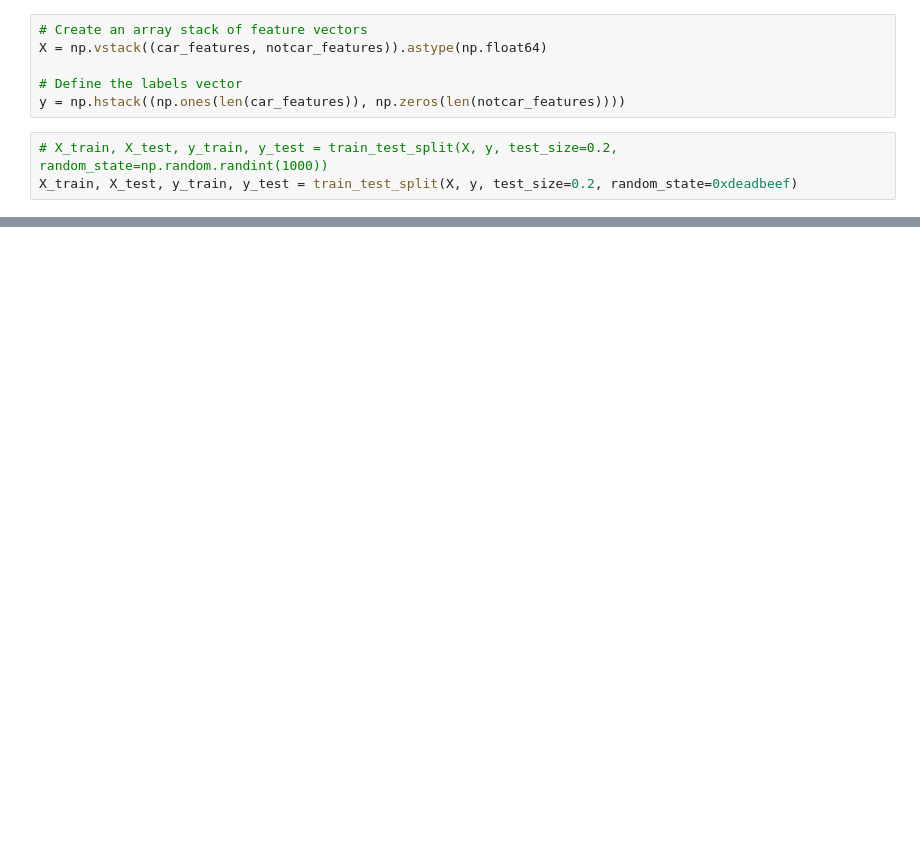
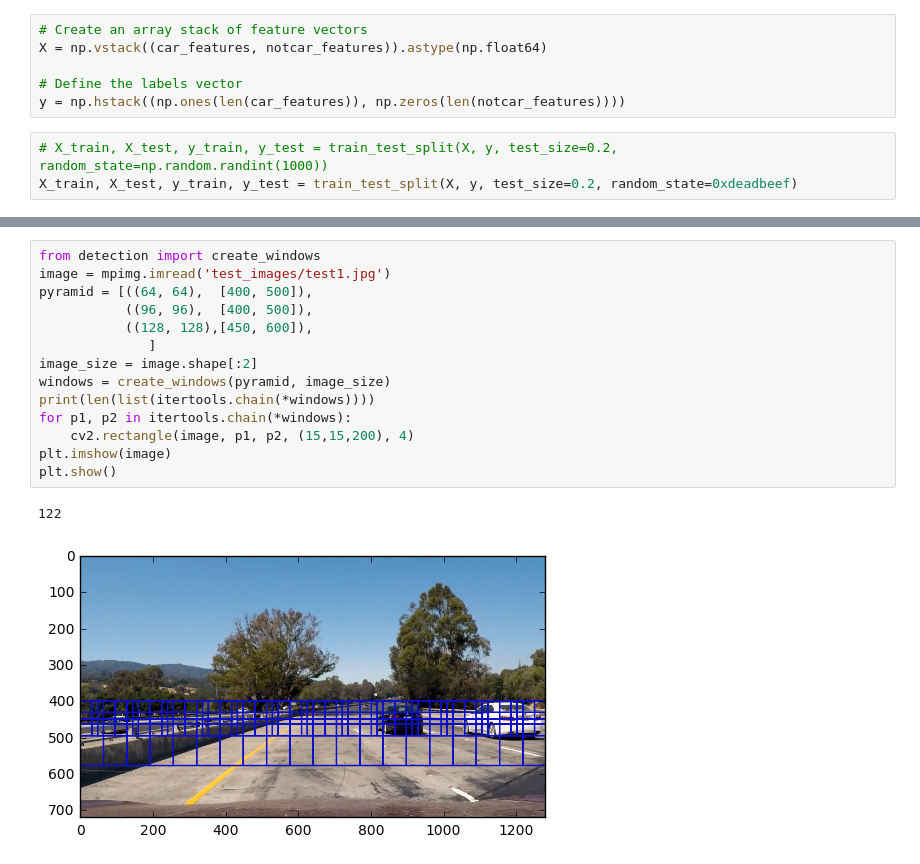
Before and after one commit to ThomasOdum/CarND-P05-Vehicle-Detection, a Jupyter notebook: Project05-Training.ipynb, the cells around one changed output, grey strips where cells are left out. Saved outputs shown, nothing was run; the diff lists cells and outputs as text; blank space fills up the shorter version.

```diff
--- a/Project05-Training.ipynb
+++ b/Project05-Training.ipynb
@@ -134,0 +162,17 @@ joblib.dump({'model':clf, 'config':config}, 'models/clf_9764.pkl')
+# %%
+from detection import create_windows
+image = mpimg.imread('test_images/test1.jpg')
+pyramid = [((64, 64),  [400, 500]),
+           ((96, 96),  [400, 500]),
+           ((128, 128),[450, 600]),
+              ]
+image_size = image.shape[:2]
+windows = create_windows(pyramid, image_size)
+print(len(list(itertools.chain(*windows))))
+for p1, p2 in itertools.chain(*windows):
+    cv2.rectangle(image, p1, p2, (15,15,200), 4)
+plt.imshow(image)
+plt.show()
+# %% [output]
+122
+[figure, added]
```
Also changed, not shown: parts of 10 cells of this notebook, 17 other files.
